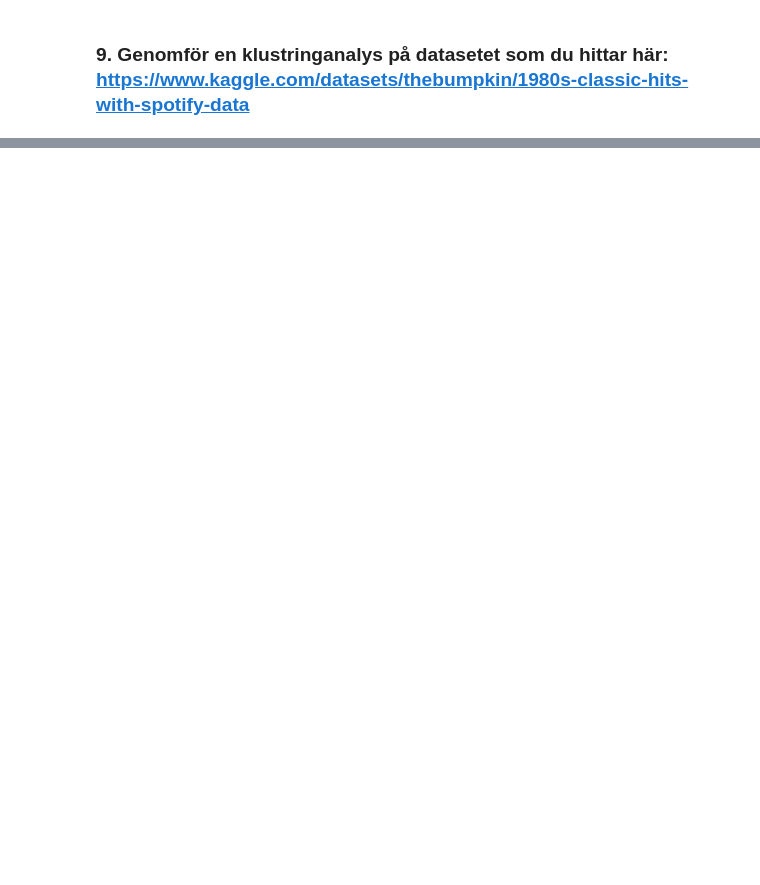
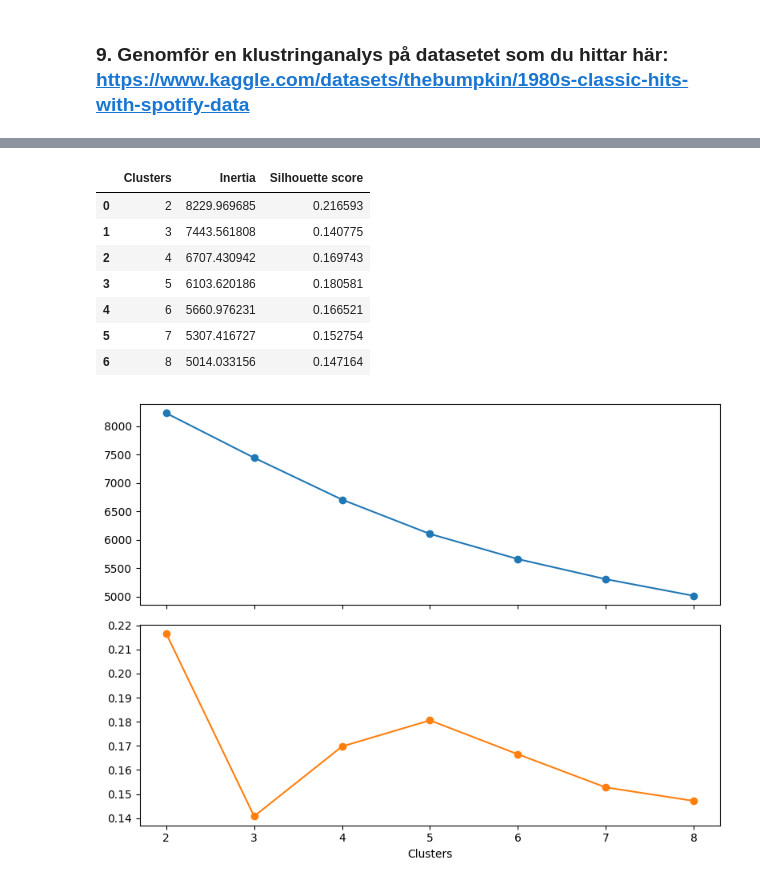
Before and after one commit to stuNero/ai_bok_ovn_uppgifter, a Jupyter notebook: kapitel/kap_6.ipynb, the cells around one changed output, grey strips where cells are left out. Cells and saved outputs as stored; diff of their text form; code cells hidden in the pictures; blank space fills up the shorter version.

```diff
--- a/kapitel/kap_6.ipynb
+++ b/kapitel/kap_6.ipynb
@@ -44,0 +108,6 @@ x="longitude", y="latitude", hue="Cluster", data=X, height=6,
+# %%
+music_data = pd.read_csv('../data/1980sClassics.csv')
+audio_columns = ['Danceability', 'Energy', 'Loudness', 'Speechiness', 'Acousticness', 'Instrumentalness', 'Liveness', 'Valence', 'Tempo', 'Popularity']
+music_features = music_data[audio_columns].copy()
+music_scaled = StandardScaler().fit_transform(music_features)
+music_data[audio_columns].describe().T
@@ -44,0 +126,21 @@ x="longitude", y="latitude", hue="Cluster", data=X, height=6,
+# %%
+music_scores = []
+for cluster_count in range(2, 9):
+    model = KMeans(n_clusters=cluster_count, n_init=10, random_state=1337)
+    labels = model.fit_predict(music_scaled)
+    music_scores.append([cluster_count, model.inertia_, silhouette_score(music_scaled, labels)])
+
+music_scores = pd.DataFrame(music_scores, columns=['Clusters', 'Inertia', 'Silhouette score'])
+display(music_scores)
+music_scores.plot(x='Clusters', y=['Inertia', 'Silhouette score'], subplots=True, marker='o', legend=False, figsize=(8, 6))
+plt.tight_layout()
+# %% [output]
+|  | Clusters | Inertia | Silhouette score |
+| 0 | 2 | 8229.969685 | 0.216593 |
+| 1 | 3 | 7443.561808 | 0.140775 |
+| 2 | 4 | 6707.430942 | 0.169743 |
+| 3 | 5 | 6103.620186 | 0.180581 |
+| 4 | 6 | 5660.976231 | 0.166521 |
+| 5 | 7 | 5307.416727 | 0.152754 |
+| 6 | 8 | 5014.033156 | 0.147164 |
+[figure, added]
```
Also changed, not shown: parts of 15 cells of this notebook, 1 other file.
